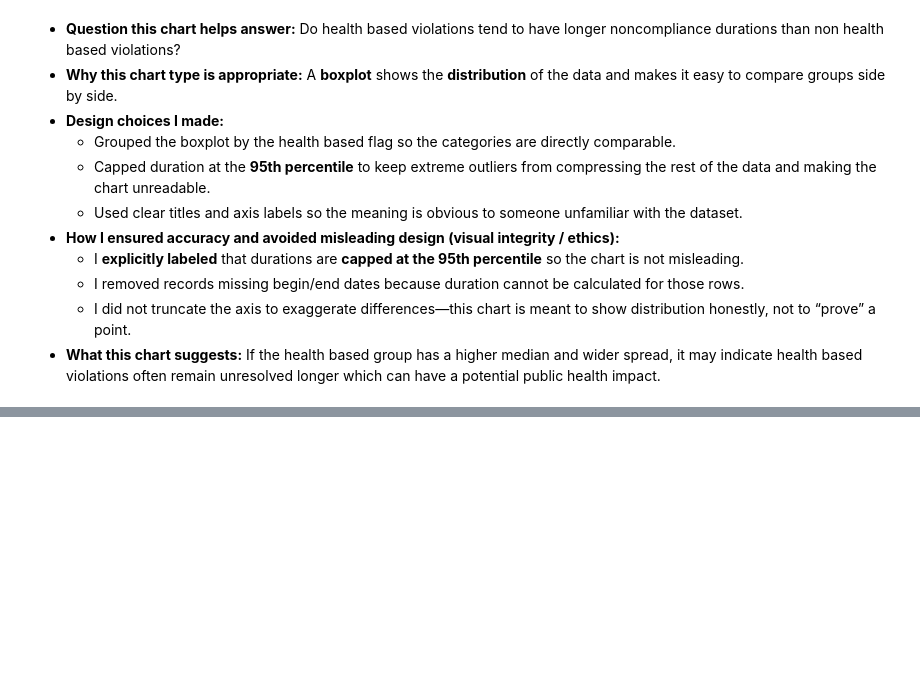
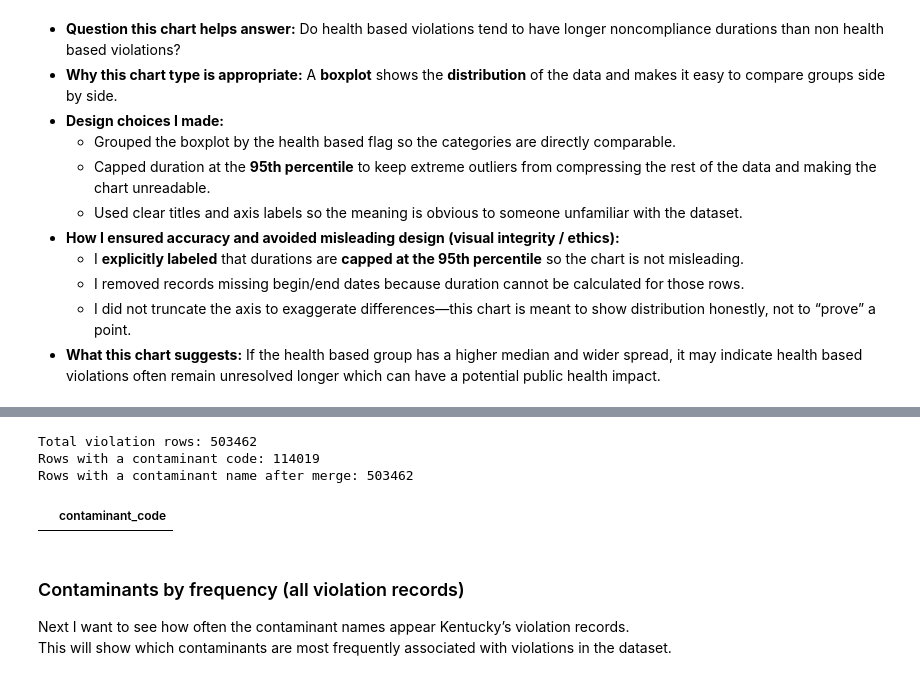
Before and after one commit to amydaniel24/kentucky_water_quality_analysis, a Jupyter notebook: notebooks/keystone_water_ky.ipynb, the cells around one changed output, grey strips where cells are left out. Drawn from its saved outputs; the diff is of its cells as text; code cells hidden in the pictures; blank space fills up the shorter version.

```diff
--- a/notebooks/keystone_water_ky.ipynb
+++ b/notebooks/keystone_water_ky.ipynb
@@ -868,0 +881,20 @@ plt.show()
+# %%
+print("Total violation rows:", len(v_contam))
+print("Rows with a contaminant code:", v_contam["contaminant_code"].notna().sum())
+print("Rows with a contaminant name after merge:", v_contam["contaminant_name"].notna().sum())
+# %% [output]
+Total violation rows: 503462
+Rows with a contaminant code: 114019
+Rows with a contaminant name after merge: 503462
+# %%
+v_contam.loc[
+    v_contam["contaminant_code"].notna() & v_contam["contaminant_name"].isna(),
+    ["contaminant_code"]
+].drop_duplicates().head(10)
+# %% [output]
+|  | contaminant_code |
+# %% [markdown]
+### Contaminants by frequency (all violation records)
+
+Next I want to see how often the contaminant names appear Kentucky’s violation records.
+This will show which contaminants are most frequently associated with violations in the dataset.
```
Also changed, not shown: parts of 19 cells of this notebook.
